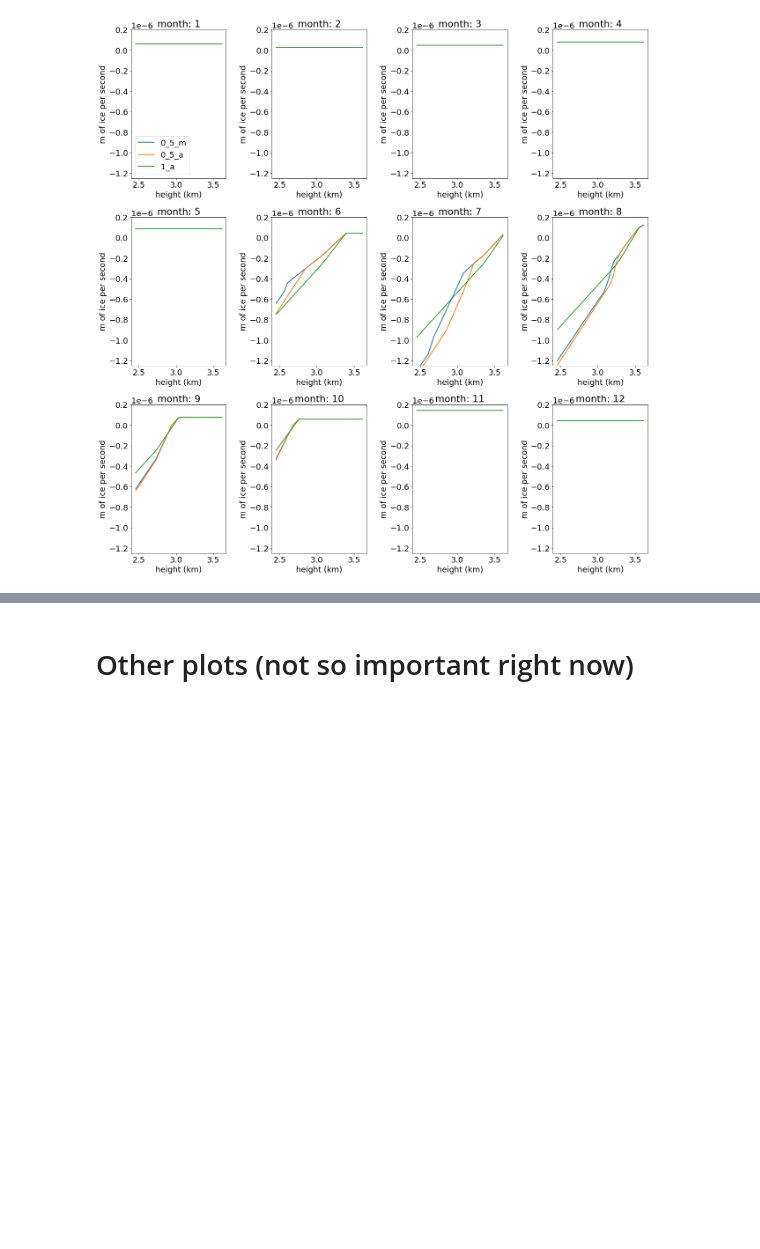
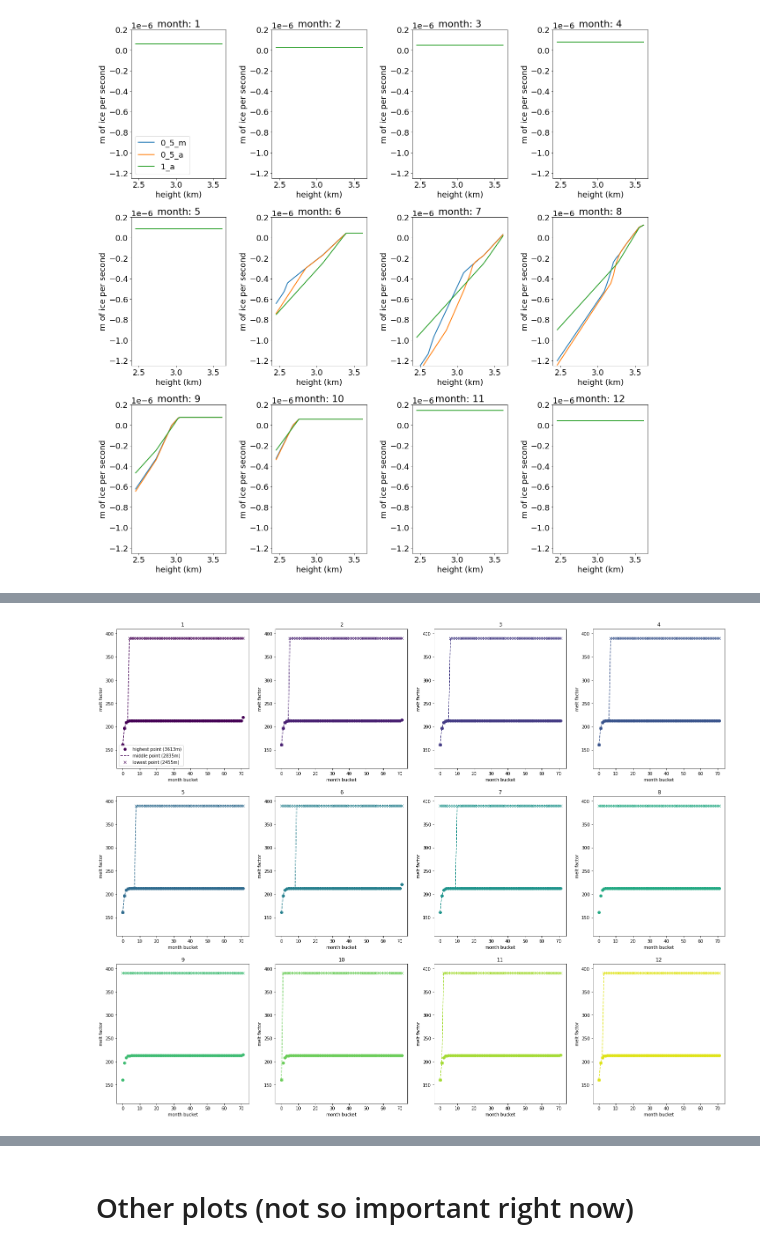
Before and after one commit to OGGM/massbalance-sandbox, a Jupyter notebook: docs/surface_type_distinction/oggm_sfc_type_bucket.ipynb, the cells around one changed output, grey strips where cells are left out. Saved outputs shown, nothing was run; the diff lists cells and outputs as text; code cells hidden in the pictures; blank space fills up the shorter version.

```diff
--- a/docs/surface_type_distinction/oggm_sfc_type_bucket.ipynb
+++ b/docs/surface_type_distinction/oggm_sfc_type_bucket.ipynb
@@ -403,0 +655,3 @@ for year in np.arange(2000,2002,1): # 2020
+# %%
+alpha_snow = alpha_f + (alpha_s-alpha_f)* np.exp(-s/t_albedo)
+alpha_snow
@@ -403,0 +696,55 @@ for year in np.arange(2000,2002,1): # 2020
+# %%
+
+#(d,s, alpha)
+plt.figure(figsize=(25,20))
+cmap = plt.get_cmap('viridis')
+colors = [cmap(i) for i in np.linspace(0, 0.95, 12)]
+
+#colors = ['cyan', 'grey', 'green', 'orange', 'red', 'sierra', 'brown', 'blue']
+mb_mod_monthly_0_5_m.reset_pd_mb_bucket()
+for j,m in enumerate(np.arange(1,13,1)):
+    plt.subplot(3,4,j+1)
+    plt.title(m)
+    _, pd_bucket = mb_mod_monthly_0_5_m.get_monthly_mb(h, date_to_floatyear(2000, m=m), bucket_output=True)
+    pd_bucket = pd_bucket[mb_mod_monthly_0_5_m.columns[:-1]].copy()
+    # here I only want to have the amount of snow beneath that bucket!!!
+    #(because I want to have the theoretical melt factor if there would be no snow in the upper buckets!!!)
+    #bucket_kg_m2_total = pd_bucket.sum(axis=1).values
+    pd_bucket_cumsum = pd_bucket[pd_bucket.columns[::-1]].cumsum(axis=1)
+    pd_bucket_cumsum_kg_m2 = pd_bucket_cumsum[pd_bucket_cumsum.columns[::-1]]
+    bucket_firn_snow_h = pd_bucket_cumsum_kg_m2 / density # kg/m2 / kg/m3
+
+    # we don't have the snow depth, we could only add up all snow and firn buckets
+    #bucket_firn_snow_h = np.atleast_2d(bucket_kg_m2_total / density).T  # kg/m2 / kg/m3
+    #bucket_firn_snow_h = 0.1 # corresponds to overall snowpack thickness, l
+    # s = 30*m # number of days after last snowfall, let's say one month
+    s = pd_bucket.columns*365/12 + 15
+    # s = np.linspace(0,5*365,5*365+1)
+    #alpha_snow = []
+    #for ss in s:
+    #    alpha_snowi = alpha_f + (alpha_s-alpha_f)* np.exp(-ss/t_albedo)
+    #    alpha_snow.append(alpha_snowi)
+    alpha_snow = alpha_f + (alpha_s-alpha_f)* np.exp(-s/t_albedo)
+
+    alpha_snow = np.atleast_2d(np.array(alpha_snow))
+    alpha = alpha_snow + (alpha_i-alpha_snow)*np.exp(-bucket_firn_snow_h/d_star)
+    alpha_pd = pd.DataFrame(alpha.values,
+                            index=h.round(1),
+                            columns=pd_bucket.columns)
+    melt_f_pd = melt_f_ice / (alpha_pd/alpha_i)
+
+    c = colors[j]
+    plt.plot(pd_bucket.columns, melt_f_pd.iloc[0], 'o', label = 'highest point ({:0.0f}m)'.format(melt_f_pd.index[0], m), color = c)
+    plt.plot(pd_bucket.columns, melt_f_pd.iloc[round(len(melt_f_pd.index)/2)],
+             '--',  label = 'middle point ({:0.0f}m)'.format(melt_f_pd.index[round(len(melt_f_pd.index)/2)], m),
+             color = c)
+    plt.plot(pd_bucket.columns, melt_f_pd.iloc[-1], 'x', label='lowest point ({:0.0f}m)'.format(melt_f_pd.index[-1], m),
+            color = c)
+    if m == 1:
+        plt.legend()
+    plt.ylim([melt_f_ice /3-20, melt_f_ice+20 ])
+    plt.ylabel('melt factor')
+
+    plt.xlabel('month bucket')
+# %% [output]
+[figure, added]
```
Also changed, not shown: parts of 30 cells of this notebook, 3 other files.
